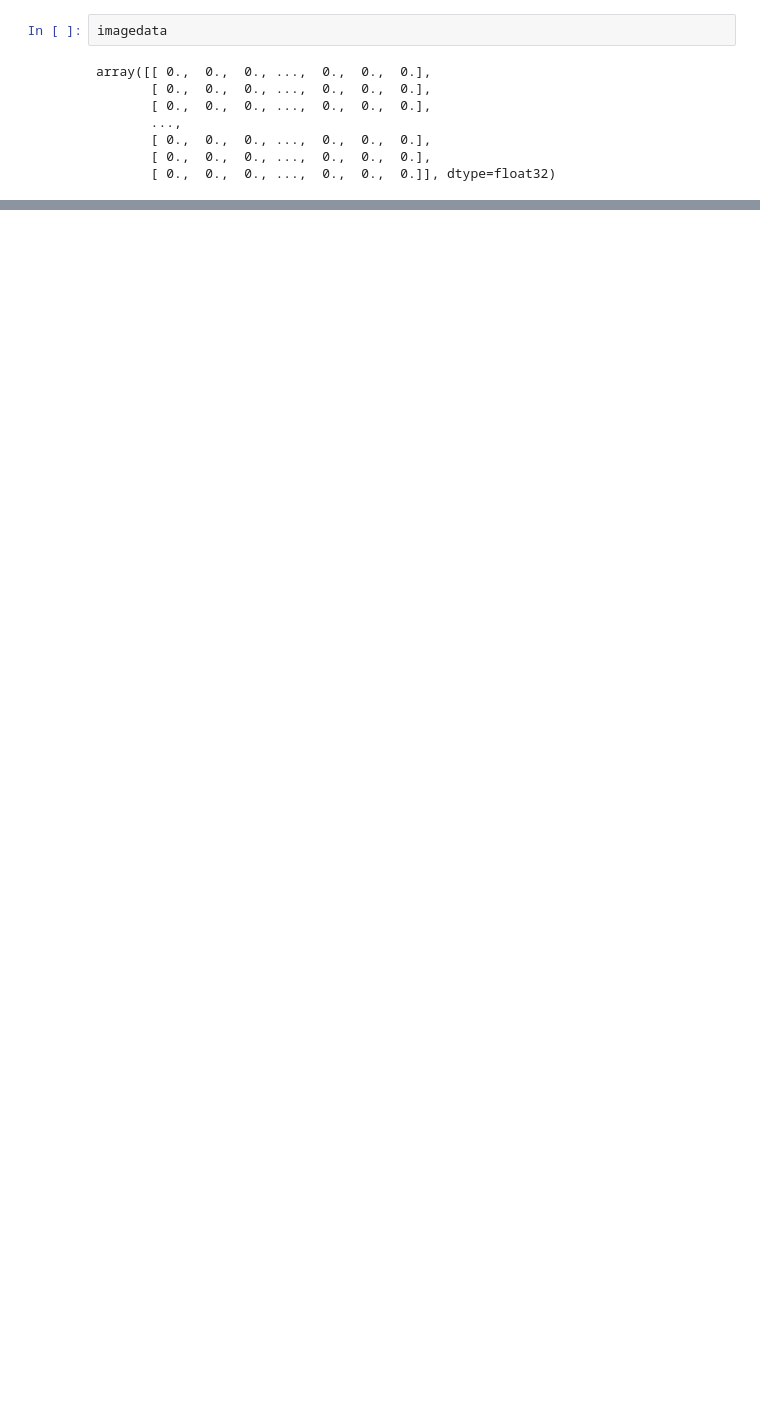
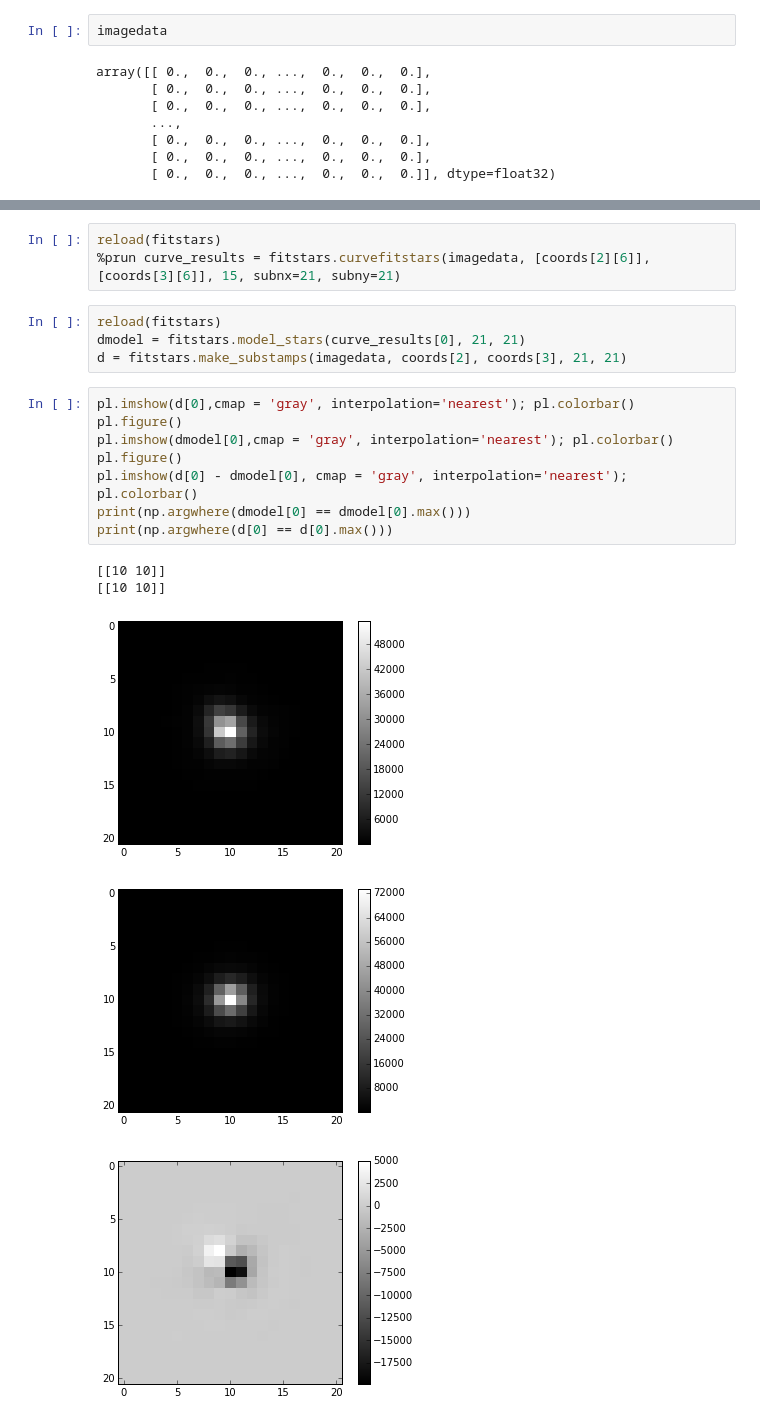
Before and after one commit to lmoustakas/lcolens, a Jupyter notebook: python/test_fitstars.ipynb, the cells around one changed output, grey strips where cells are left out. Drawn from its saved outputs; the diff is of its cells as text; blank space fills up the shorter version.

```diff
--- a/python/test_fitstars.ipynb
+++ b/python/test_fitstars.ipynb
@@ -57,0 +132,21 @@ array([[ 0.,  0.,  0., ...,  0.,  0.,  0.],
+# %%
+reload(fitstars)
+%prun curve_results = fitstars.curvefitstars(imagedata, [coords[2][6]], [coords[3][6]], 15, subnx=21, subny=21)
+# %%
+reload(fitstars)
+dmodel = fitstars.model_stars(curve_results[0], 21, 21)
+d = fitstars.make_substamps(imagedata, coords[2], coords[3], 21, 21)
+# %%
+pl.imshow(d[0],cmap = 'gray', interpolation='nearest'); pl.colorbar()
+pl.figure()
+pl.imshow(dmodel[0],cmap = 'gray', interpolation='nearest'); pl.colorbar()
+pl.figure()
+pl.imshow(d[0] - dmodel[0], cmap = 'gray', interpolation='nearest'); pl.colorbar()
+print(np.argwhere(dmodel[0] == dmodel[0].max()))
+print(np.argwhere(d[0] == d[0].max()))
+# %% [output]
+[[10 10]]
+[[10 10]]
+[figure, added]
+[figure, added]
+[figure, added]
```
Also changed, not shown: parts of 17 cells of this notebook, 1 other file.
